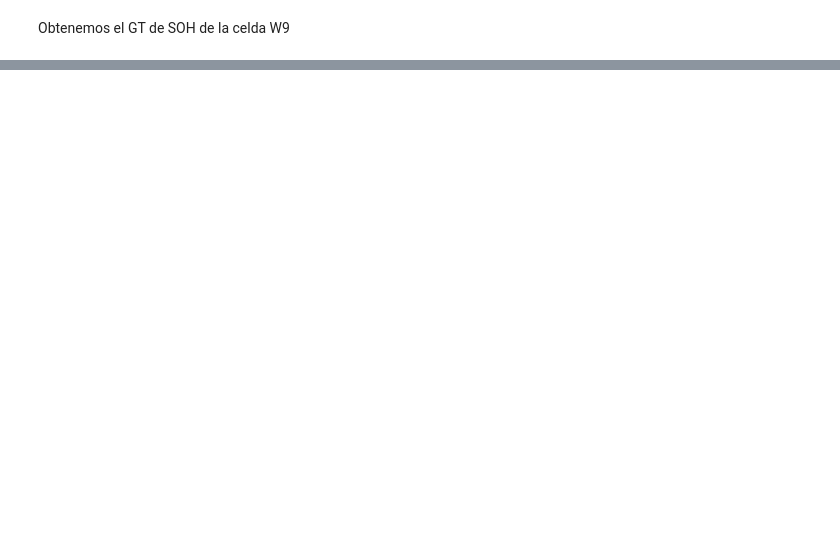
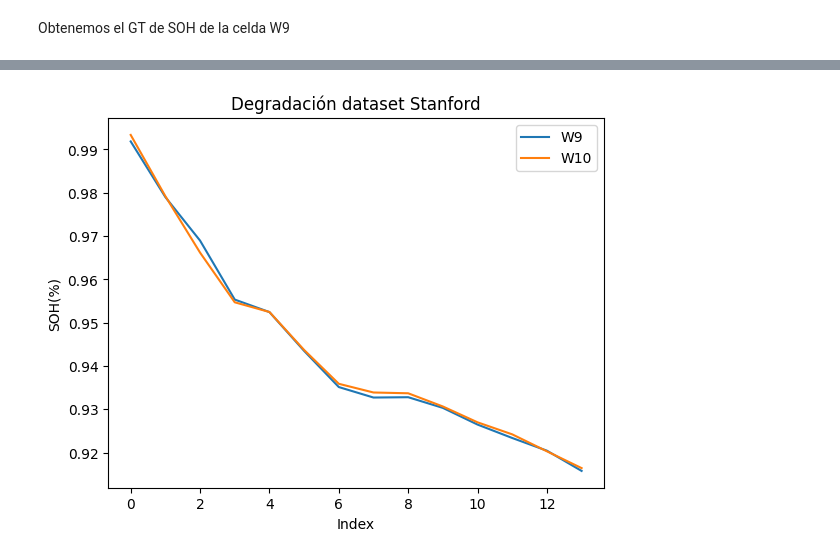
Before and after one commit to AXS-Rose/degradation_model, a Jupyter notebook: uncertainty_characterization/stanford_analysis.ipynb, the cells around one changed output, grey strips where cells are left out. Saved outputs shown, nothing was run; the diff lists cells and outputs as text; code cells hidden in the pictures; blank space fills up the shorter version.

```diff
--- a/uncertainty_characterization/stanford_analysis.ipynb
+++ b/uncertainty_characterization/stanford_analysis.ipynb
@@ -93,0 +39,11 @@ gt_df
+# %%
+plt.plot(SOH_gt_df['W9'], label="W9")
+plt.plot(SOH_gt_df['W10'], label="W10")
+
+plt.title("Degradación dataset Stanford")
+plt.xlabel("Index")
+plt.ylabel("SOH(%)")
+plt.legend()
+plt.show()
+# %% [output]
+[figure, added]
```
Also changed, not shown: parts of 13 cells of this notebook.
